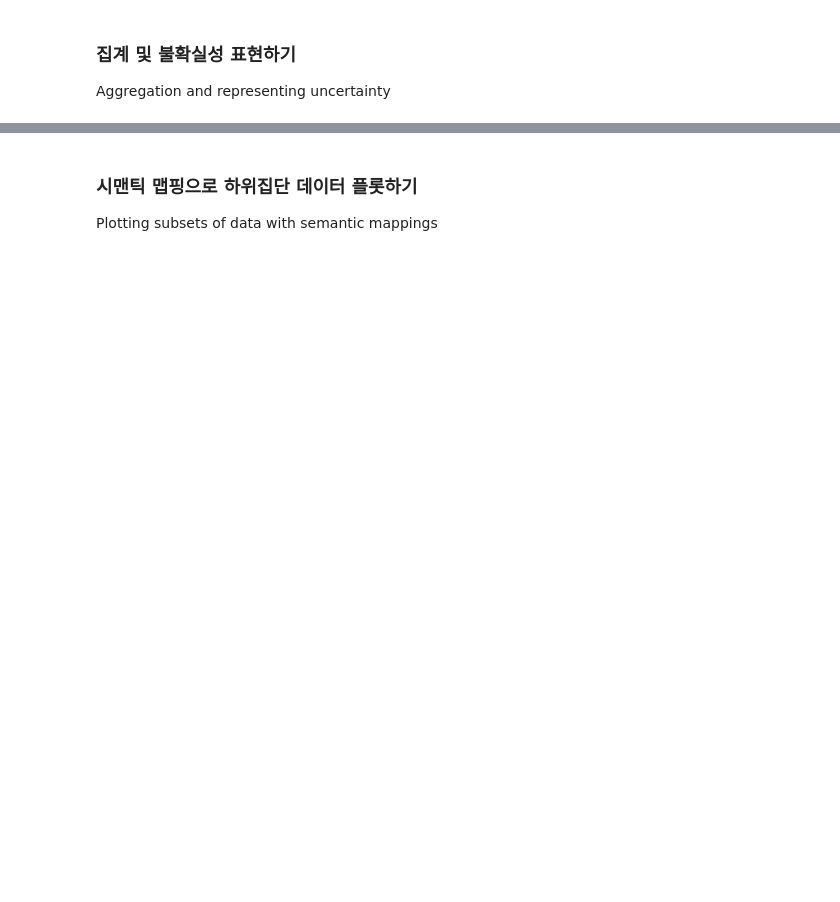
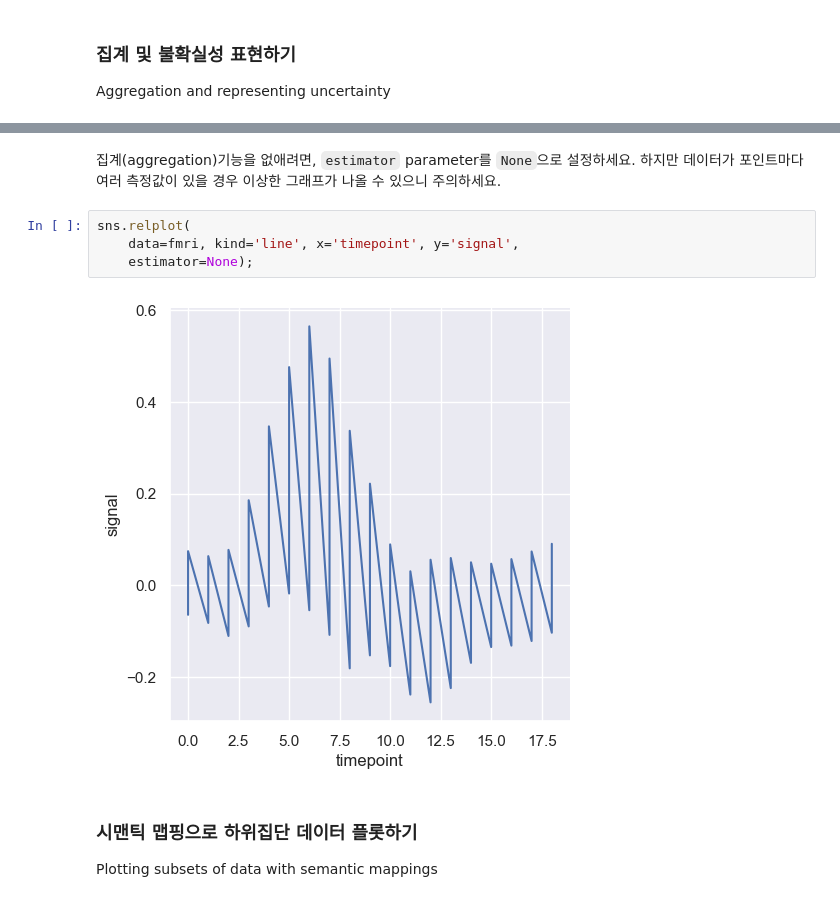
Before and after one commit to kjmn1105/Seaborn-Tuorial, a Jupyter notebook: 6_Plotting functions (1).ipynb, the cells around one changed output, grey strips where cells are left out. Cells and saved outputs as stored; diff of their text form; blank space fills up the shorter version.

```diff
--- a/6_Plotting functions (1).ipynb
+++ b/6_Plotting functions (1).ipynb
@@ -104,3 +120,11 @@ Aggregation and representing uncertainty
+# %% [markdown]
+집계(aggregation)기능을 없애려면, `estimator` parameter를 `None`으로 설정하세요. 하지만 데이터가 포인트마다 여러 측정값이 있을 경우 이상한 그래프가 나올 수 있으니 주의하세요.
+# %%
+sns.relplot(
+    data=fmri, kind='line', x='timepoint', y='signal',
+    estimator=None);
+# %% [output]
+[figure, added]
 # %% [markdown]
 ### 시맨틱 맵핑으로 하위집단 데이터 플롯하기
 Plotting subsets of data with semantic mappings
```
Also changed, not shown: parts of 10 cells of this notebook.
